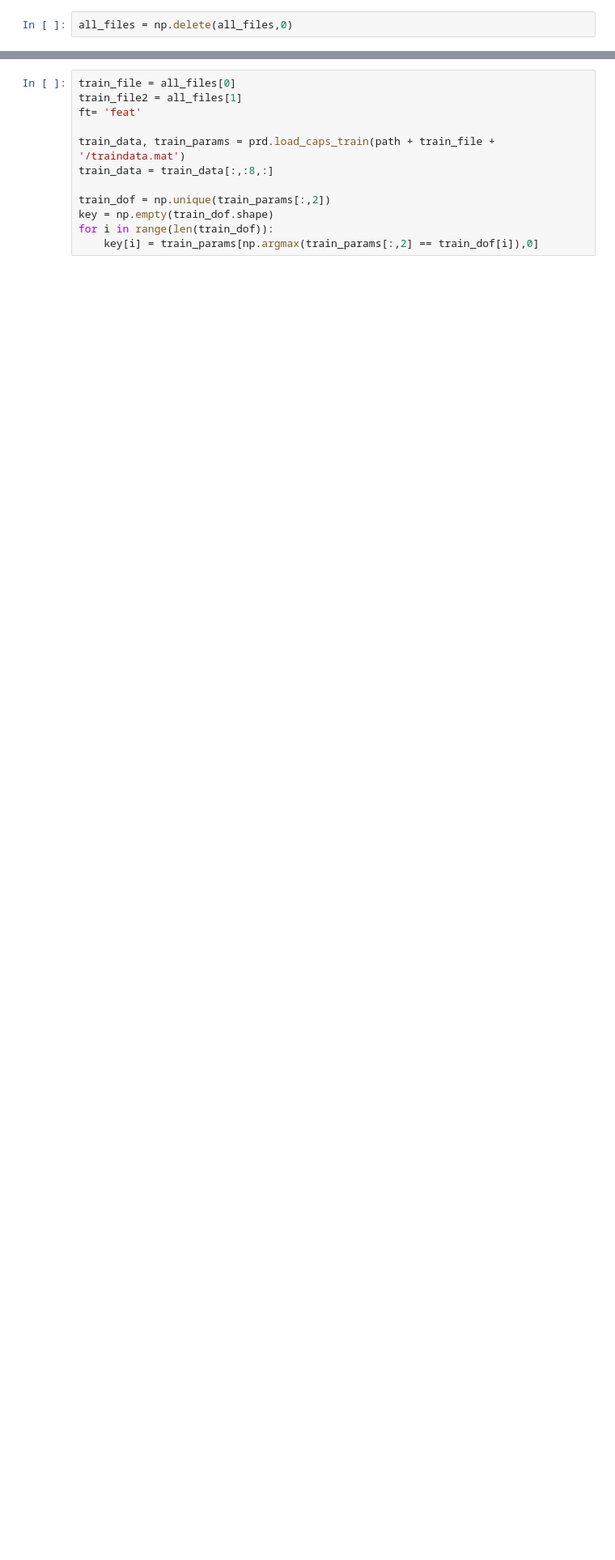
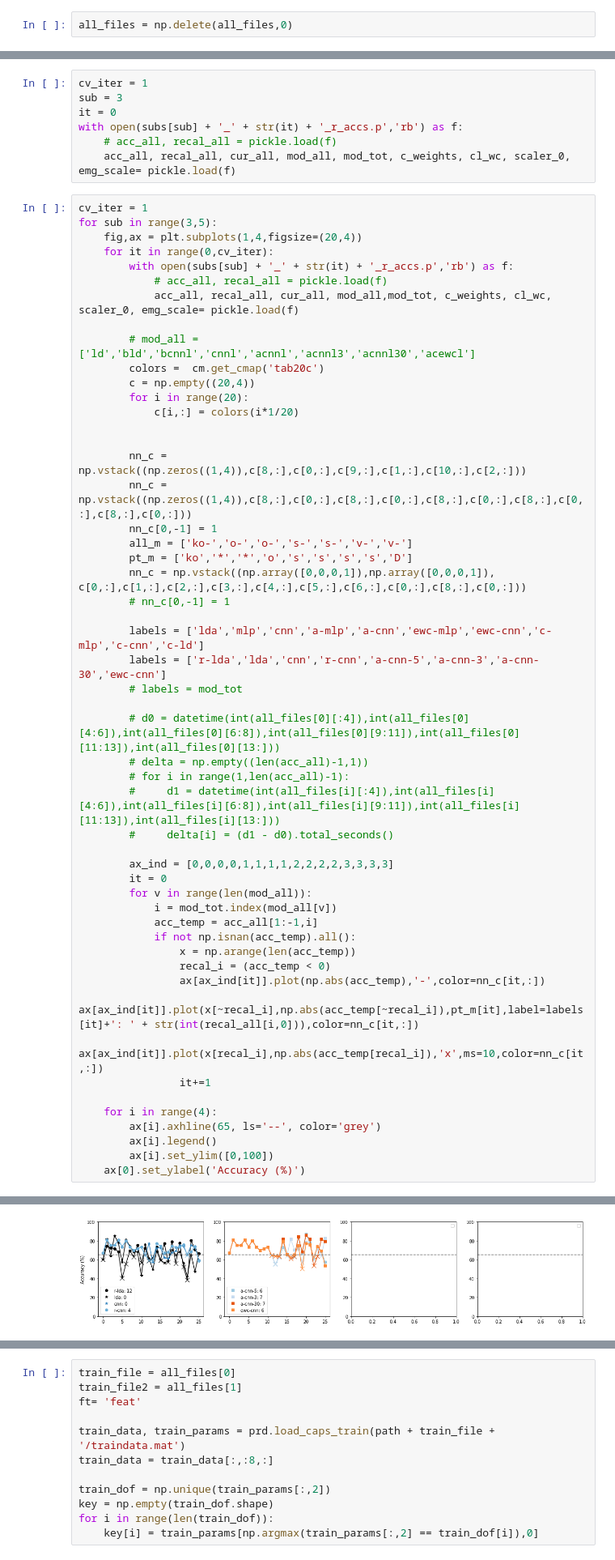
Before and after one commit to yuniteh/adaptive, a Jupyter notebook: python/main.ipynb, the cells around one changed output, grey strips where cells are left out. Shown at 81% size. Saved outputs shown, nothing was run; the diff lists cells and outputs as text; blank space fills up the shorter version.

```diff
--- a/python/main.ipynb
+++ b/python/main.ipynb
@@ -394,0 +291,60 @@ Final val acc 0: 0.5893, val acc 1: 0.8902
+# %%
+cv_iter = 1
+sub = 3
+it = 0
+with open(subs[sub] + '_' + str(it) + '_r_accs.p','rb') as f:
+    # acc_all, recal_all = pickle.load(f)
+    acc_all, recal_all, cur_all, mod_all, mod_tot, c_weights, cl_wc, scaler_0, emg_scale= pickle.load(f)
+# %%
+cv_iter = 1
+for sub in range(3,5):
+    fig,ax = plt.subplots(1,4,figsize=(20,4))
+    for it in range(0,cv_iter):
+        with open(subs[sub] + '_' + str(it) + '_r_accs.p','rb') as f:
+            # acc_all, recal_all = pickle.load(f)
+            acc_all, recal_all, cur_all, mod_all,mod_tot, c_weights, cl_wc, scaler_0, emg_scale= pickle.load(f)
+
+        # mod_all = ['ld','bld','bcnnl','cnnl','acnnl','acnnl3','acnnl30','acewcl']
+        colors =  cm.get_cmap('tab20c')
+        c = np.empty((20,4))
+        for i in range(20):
+            c[i,:] = colors(i*1/20)
+
+
+        nn_c = np.vstack((np.zeros((1,4)),c[8,:],c[0,:],c[9,:],c[1,:],c[10,:],c[2,:]))
+        nn_c = np.vstack((np.zeros((1,4)),c[8,:],c[0,:],c[8,:],c[0,:],c[8,:],c[0,:],c[8,:],c[0,:],c[8,:],c[0,:]))
+        nn_c[0,-1] = 1
+        all_m = ['ko-','o-','o-','s-','s-','v-','v-']
+        pt_m = ['ko','*','*','o','s','s','s','s','D']
+        nn_c = np.vstack((np.array([0,0,0,1]),np.array([0,0,0,1]), c[0,:],c[1,:],c[2,:],c[3,:],c[4,:],c[5,:],c[6,:],c[0,:],c[8,:],c[0,:]))
+        # nn_c[0,-1] = 1
+
+        labels = ['lda','mlp','cnn','a-mlp','a-cnn','ewc-mlp','ewc-cnn','c-mlp','c-cnn','c-ld']
+        labels = ['r-lda','lda','cnn','r-cnn','a-cnn-5','a-cnn-3','a-cnn-30','ewc-cnn']
+        # labels = mod_tot
+
+        # d0 = datetime(int(all_files[0][:4]),int(all_files[0][4:6]),int(all_files[0][6:8]),int(all_files[0][9:11]),int(all_files[0][11:13]),int(all_files[0][13:]))
+        # delta = np.empty((len(acc_all)-1,1))
+        # for i in range(1,len(acc_all)-1):
+        #     d1 = datetime(int(all_files[i][:4]),int(all_files[i][4:6]),int(all_files[i][6:8]),int(all_files[i][9:11]),int(all_files[i][11:13]),int(all_files[i][13:]))
+        #     delta[i] = (d1 - d0).total_seconds()
+
+        ax_ind = [0,0,0,0,1,1,1,1,2,2,2,2,3,3,3,3]
+        it = 0
+        for v in range(len(mod_all)):
+            i = mod_tot.index(mod_all[v])
+            acc_temp = acc_all[1:-1,i]
+            if not np.isnan(acc_temp).all():
+                x = np.arange(len(acc_temp))
+                recal_i = (acc_temp < 0)
+                ax[ax_ind[it]].plot(np.abs(acc_temp),'-',color=nn_c[it,:])
+                ax[ax_ind[it]].plot(x[~recal_i],np.abs(acc_temp[~recal_i]),pt_m[it],label=labels[it]+': ' + str(int(recal_all[i,0])),color=nn_c[it,:])
+                ax[ax_ind[it]].plot(x[recal_i],np.abs(acc_temp[recal_i]),'x',ms=10,color=nn_c[it,:])
+                it+=1
+
+    for i in range(4):
+        ax[i].axhline(65, ls='--', color='grey')
+        ax[i].legend()
+        ax[i].set_ylim([0,100])
+    ax[0].set_ylabel('Accuracy (%)')
+# %% [output]
@@ -394,0 +355 @@ Final val acc 0: 0.5893, val acc 1: 0.8902
+[figure, added]
```
Also changed, not shown: parts of 3 cells of this notebook, 2 other files.
